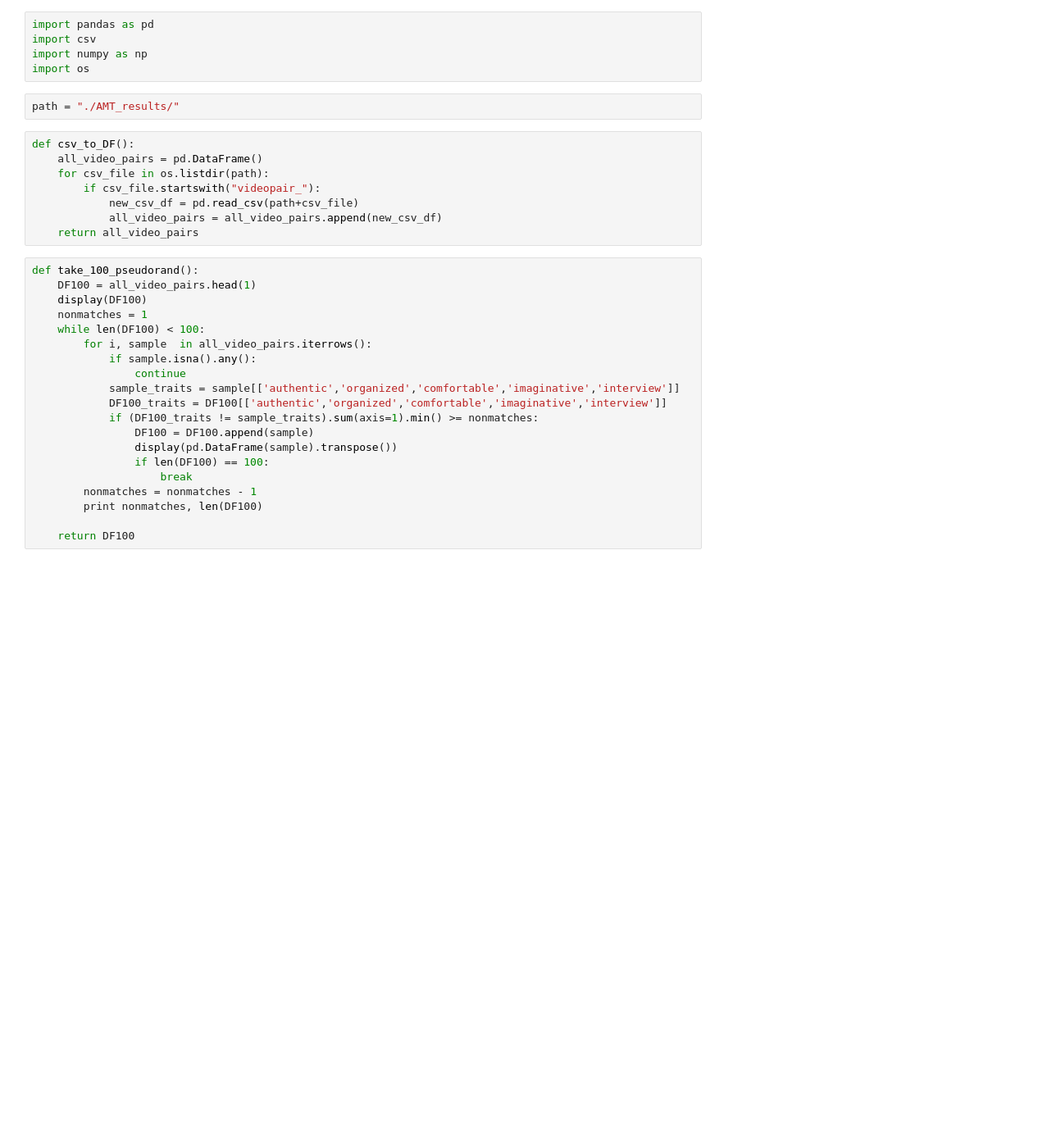
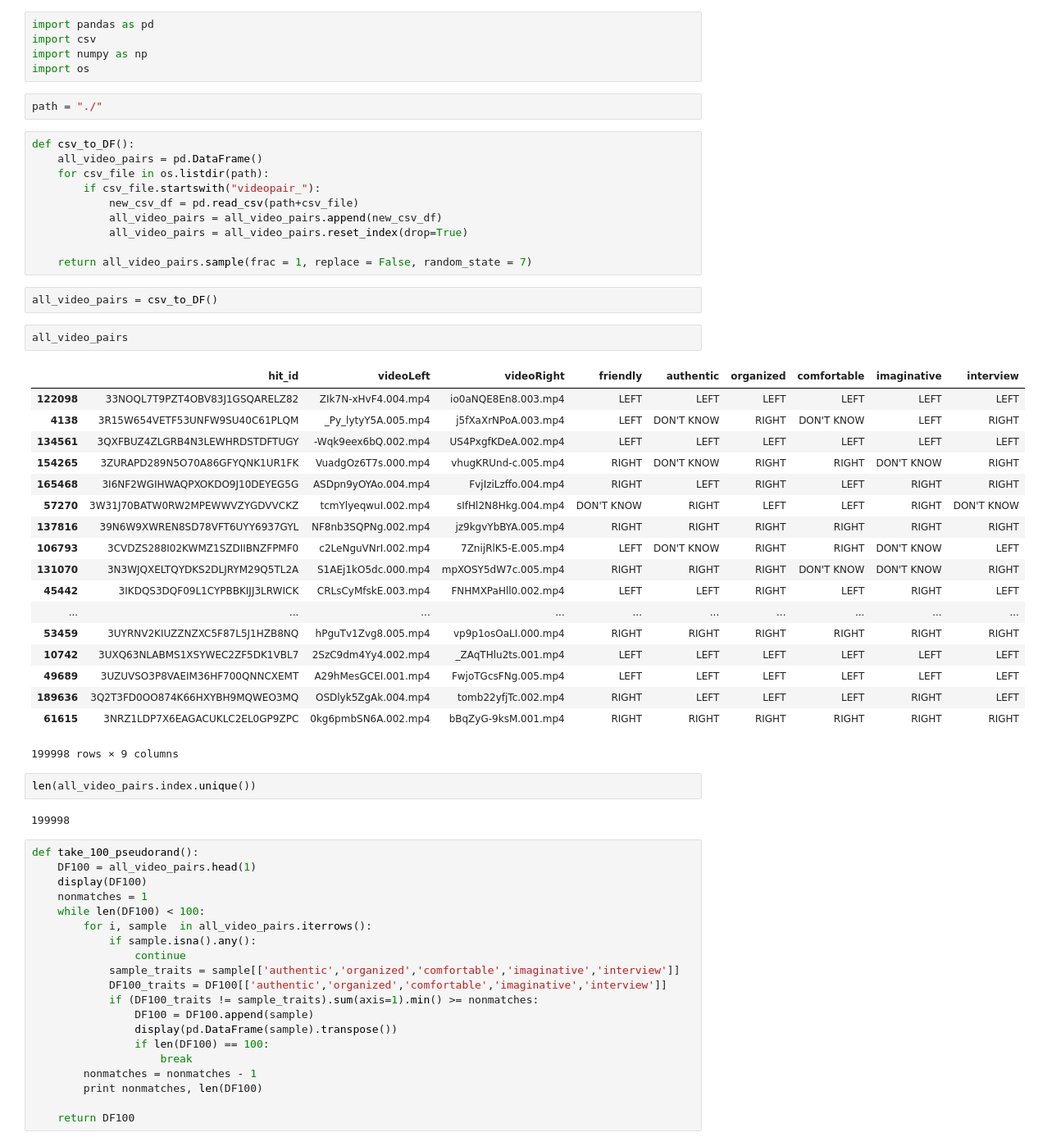
Before and after one commit to lelynn/AMTproject_consistency, a Jupyter notebook: Select_pseudo-random_results.ipynb, the cells around one changed output. Shown: that part at 82% size. Cells and saved outputs as stored; diff of their text form; blank space fills up the shorter version.

```diff
--- a/Select_pseudo-random_results.ipynb
+++ b/Select_pseudo-random_results.ipynb
@@ -4,7 +4,7 @@ import csv
 import numpy as np
 import os
 # %%
-path = "./AMT_results/"
+path = "./"
 # %%
 def csv_to_DF():
     all_video_pairs = pd.DataFrame()
@@ -12,7 +12,36 @@ def csv_to_DF():
         if csv_file.startswith("videopair_"):
             new_csv_df = pd.read_csv(path+csv_file)
             all_video_pairs = all_video_pairs.append(new_csv_df)
-    return all_video_pairs
+            all_video_pairs = all_video_pairs.reset_index(drop=True)
+
+    return all_video_pairs.sample(frac = 1, replace = False, random_state = 7)
+# %%
+all_video_pairs = csv_to_DF()
+# %%
+all_video_pairs
+# %% [output]
+|  | hit_id | videoLeft | videoRight | friendly | authentic | organized | comfortable | imaginative | interview |
+| 122098 | 33NOQL7T9PZT4OBV83J1GSQARELZ82 | ZIk7N-xHvF4.004.mp4 | io0aNQE8En8.003.mp4 | LEFT | LEFT | LEFT | LEFT | LEFT | LEFT |
+| 4138 | 3R15W654VETF53UNFW9SU40C61PLQM | _Py_lytyY5A.005.mp4 | j5fXaXrNPoA.003.mp4 | LEFT | DON'T KNOW | RIGHT | DON'T KNOW | LEFT | RIGHT |
+| 134561 | 3QXFBUZ4ZLGRB4N3LEWHRDSTDFTUGY | -Wqk9eex6bQ.002.mp4 | US4PxgfKDeA.002.mp4 | LEFT | LEFT | LEFT | LEFT | LEFT | LEFT |
+| 154265 | 3ZURAPD289N5O70A86GFYQNK1UR1FK | VuadgOz6T7s.000.mp4 | vhugKRUnd-c.005.mp4 | RIGHT | DON'T KNOW | RIGHT | RIGHT | DON'T KNOW | RIGHT |
+| 165468 | 3I6NF2WGIHWAQPXOKDO9J10DEYEG5G | ASDpn9yOYAo.004.mp4 | FvjIziLzffo.004.mp4 | RIGHT | LEFT | RIGHT | LEFT | RIGHT | RIGHT |
+| 57270 | 3W31J70BATW0RW2MPEWWVZYGDVVCKZ | tcmYlyeqwuI.002.mp4 | sIfHl2N8Hkg.004.mp4 | DON'T KNOW | RIGHT | LEFT | LEFT | RIGHT | DON'T KNOW |
+| 137816 | 39N6W9XWREN8SD78VFT6UYY6937GYL | NF8nb3SQPNg.002.mp4 | jz9kgvYbBYA.005.mp4 | RIGHT | RIGHT | RIGHT | RIGHT | RIGHT | RIGHT |
+| 106793 | 3CVDZS288I02KWMZ1SZDIIBNZFPMF0 | c2LeNguVNrI.002.mp4 | 7ZnijRlK5-E.005.mp4 | LEFT | DON'T KNOW | RIGHT | RIGHT | DON'T KNOW | LEFT |
+| 131070 | 3N3WJQXELTQYDKS2DLJRYM29Q5TL2A | S1AEj1kO5dc.000.mp4 | mpXOSY5dW7c.005.mp4 | RIGHT | RIGHT | RIGHT | DON'T KNOW | DON'T KNOW | RIGHT |
+| 45442 | 3IKDQS3DQF09L1CYPBBKIJJ3LRWICK | CRLsCyMfskE.003.mp4 | FNHMXPaHll0.002.mp4 | LEFT | LEFT | RIGHT | LEFT | RIGHT | LEFT |
+| ... | ... | ... | ... | ... | ... | ... | ... | ... | ... |
+| 53459 | 3UYRNV2KIUZZNZXC5F87L5J1HZB8NQ | hPguTv1Zvg8.005.mp4 | vp9p1osOaLI.000.mp4 | RIGHT | RIGHT | RIGHT | RIGHT | RIGHT | RIGHT |
+| 10742 | 3UXQ63NLABMS1XSYWEC2ZF5DK1VBL7 | 2SzC9dm4Yy4.002.mp4 | _ZAqTHlu2ts.001.mp4 | LEFT | LEFT | LEFT | LEFT | LEFT | LEFT |
+| 49689 | 3UZUVSO3P8VAEIM36HF700QNNCXEMT | A29hMesGCEI.001.mp4 | FwjoTGcsFNg.005.mp4 | LEFT | LEFT | LEFT | LEFT | LEFT | LEFT |
+| 189636 | 3Q2T3FD0OO874K66HXYBH9MQWEO3MQ | OSDlyk5ZgAk.004.mp4 | tomb22yfjTc.002.mp4 | RIGHT | LEFT | LEFT | LEFT | RIGHT | LEFT |
+| 61615 | 3NRZ1LDP7X6EAGACUKLC2EL0GP9ZPC | 0kg6pmbSN6A.002.mp4 | bBqZyG-9ksM.001.mp4 | RIGHT | RIGHT | RIGHT | RIGHT | RIGHT | RIGHT |
+199998 rows × 9 columns
+# %%
+len(all_video_pairs.index.unique())
+# %% [output]
+199998
 # %%
 def take_100_pseudorand():
     DF100 = all_video_pairs.head(1)
```
Also changed, not shown: parts of 2 cells of this notebook, 13 other files.
